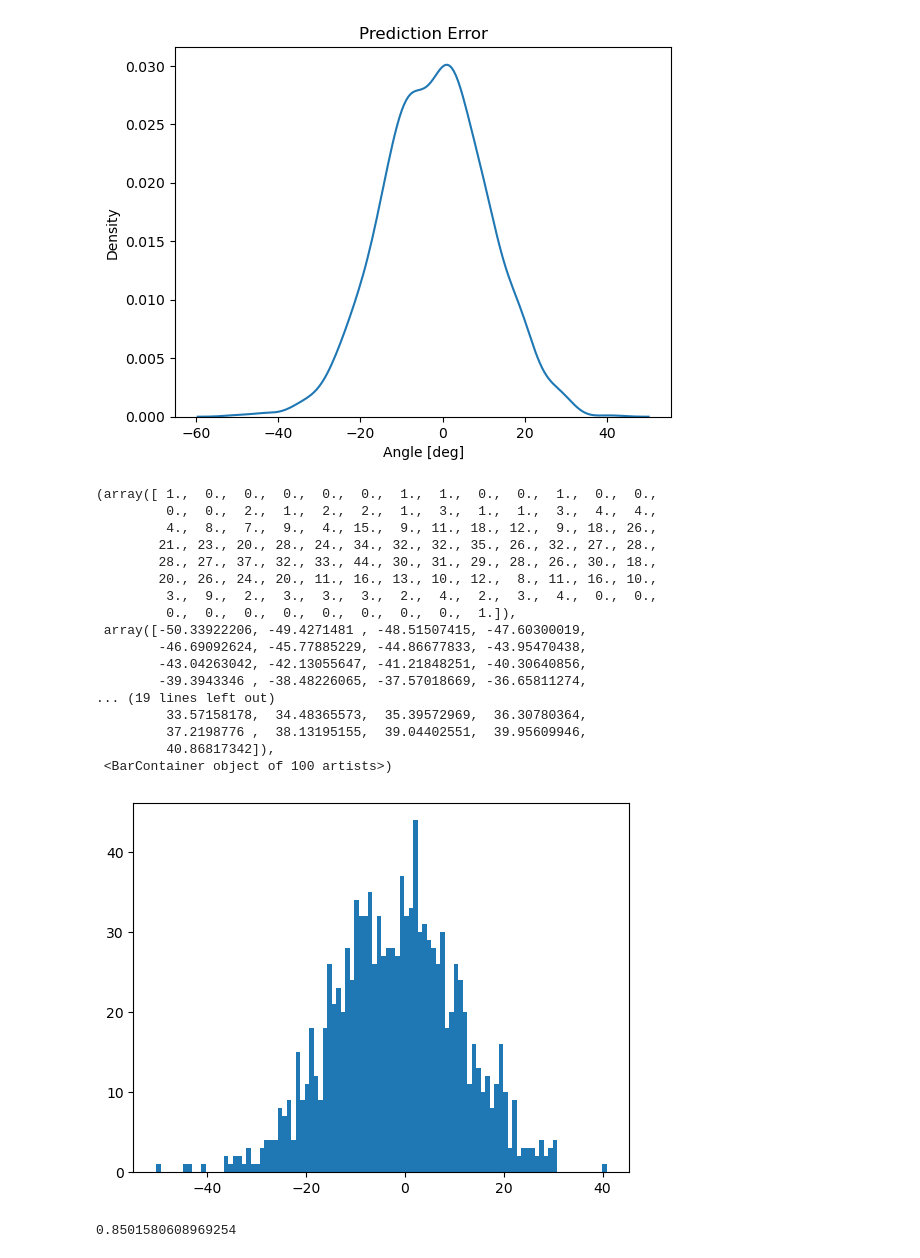
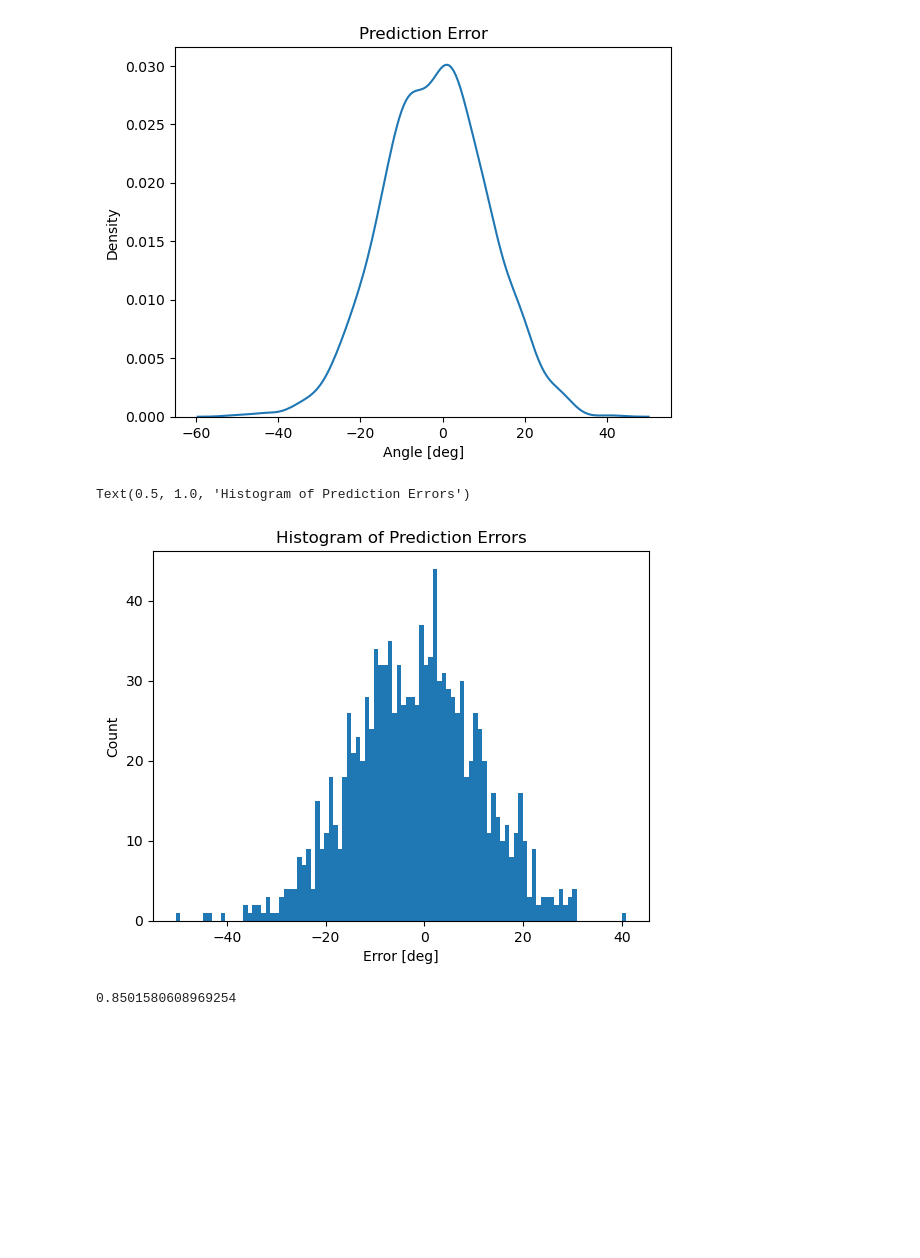
Before and after one commit to Tilman-Burghoff/acoustic-sensing, a Jupyter notebook: experiment2/data_exploration.ipynb, the cells around one changed output. Cells and saved outputs as stored; diff of their text form; code cells hidden in the pictures; blank space fills up the shorter version.

```diff
--- a/experiment2/data_exploration.ipynb
+++ b/experiment2/data_exploration.ipynb
@@ -218,4 +218,6 @@ outputlength
 split_intooutputlength / SR
 # %% [output]
 4.992
+# %%
+deg_preds = np.rad2deg(clf.predict(X_test))
 # %%
@@ -260,26 +265,11 @@ ax.set(xlabel="Angle [deg]", title="Prediction Error")
 [figure]
 # %%
 plt.hist(deg_preds - np.rad2deg(y_test), bins=100)
-plt.gca().set()
+plt.gca().set(xlabel="Error [deg]", ylabel="Count")
+plt.title("Histogram of Prediction Errors")
 # %% [output]
-(array([ 1.,  0.,  0.,  0.,  0.,  0.,  1.,  1.,  0.,  0.,  1.,  0.,  0.,
-         0.,  0.,  2.,  1.,  2.,  2.,  1.,  3.,  1.,  1.,  3.,  4.,  4.,
-         4.,  8.,  7.,  9.,  4., 15.,  9., 11., 18., 12.,  9., 18., 26.,
-        21., 23., 20., 28., 24., 34., 32., 32., 35., 26., 32., 27., 28.,
-        28., 27., 37., 32., 33., 44., 30., 31., 29., 28., 26., 30., 18.,
-        20., 26., 24., 20., 11., 16., 13., 10., 12.,  8., 11., 16., 10.,
-         3.,  9.,  2.,  3.,  3.,  3.,  2.,  4.,  2.,  3.,  4.,  0.,  0.,
-         0.,  0.,  0.,  0.,  0.,  0.,  0.,  0.,  1.]),
- array([-50.33922206, -49.4271481 , -48.51507415, -47.60300019,
-        -46.69092624, -45.77885229, -44.86677833, -43.95470438,
-        -43.04263042, -42.13055647, -41.21848251, -40.30640856,
-        -39.3943346 , -38.48226065, -37.57018669, -36.65811274,
-... (19 lines left out)
-         33.57158178,  34.48365573,  35.39572969,  36.30780364,
-         37.2198776 ,  38.13195155,  39.04402551,  39.95609946,
-         40.86817342]),
- <BarContainer object of 100 artists>)
+Text(0.5, 1.0, 'Histogram of Prediction Errors')
-[figure, old version]
+[figure, new version]
 # %%
 from sklearn.kernel_ridge import KernelRidge
 clf2 = make_pipeline(StandardScaler(), KernelRidge())
```
Also changed, not shown: parts of 9 cells of this notebook.
